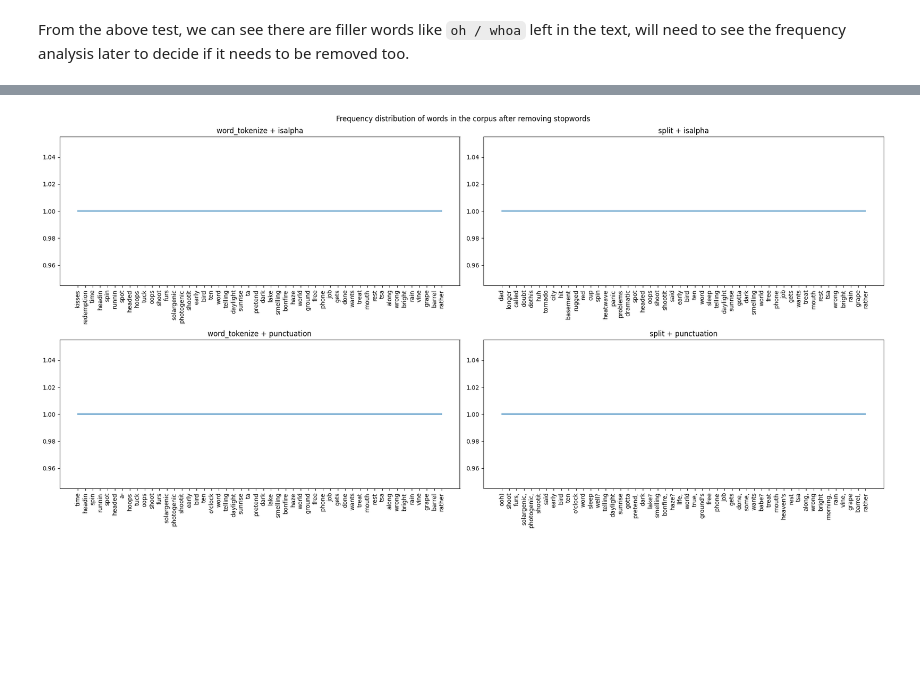
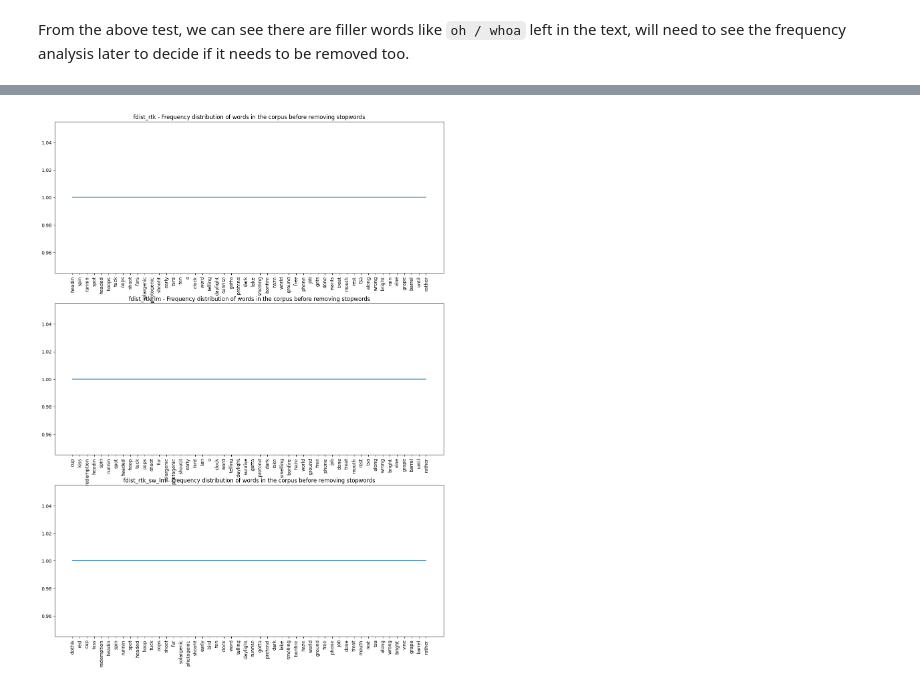
Before and after one commit to yujunglin88/LING229, a Jupyter notebook: Project_1/Project.ipynb, the cells around one changed output, grey strips where cells are left out. Drawn from its saved outputs; the diff is of its cells as text; code cells hidden in the pictures; blank space fills up the shorter version.

```diff
--- a/Project_1/Project.ipynb
+++ b/Project_1/Project.ipynb
@@ -275,22 +252,0 @@ plt.show()
-# %%
-# plot the frequency distribution of the words, combine into 4 subplots
-
-import matplotlib.pyplot as plt
-
-show_top = 50
-
-fig, axs = plt.subplots(2, 2, figsize=(20, 10))
-axs[0, 0].plot(*zip(*fdist_s_tk_a.most_common(show_top)))
-axs[0, 0].set_title('word_tokenize + isalpha')
-axs[0, 1].plot(*zip(*fdist_s_sp_a.most_common(show_top)))
-axs[0, 1].set_title('split + isalpha')
-axs[1, 0].plot(*zip(*fdist_s_tk_p.most_common(show_top)))
-axs[1, 0].set_title('word_tokenize + punctuation')
-axs[1, 1].plot(*zip(*fdist_s_sp_p.most_common(show_top)))
-axs[1, 1].set_title('split + punctuation')
-
-fig.suptitle('Frequency distribution of words in the corpus after removing stopwords')
-for ax in axs.flat:
-    ax.set_xticklabels(ax.get_xticklabels(), rotation=90)
-plt.tight_layout()
-plt.show()
@@ -299,25 +253,17 @@ plt.show()
 # %%
 # plot the least common words
 
-show_top = 50
+fig, axs = plt.subplots(3, 1, figsize=(15, 20))
+# using corpus_raw_freq
+for i, (key, value) in enumerate(corpus_raw_freq.items()):
+    axs[i].plot(*zip(*value.most_common()[-show_top:]))
+    axs[i].set_title(f'{key} - Frequency distribution of words in the corpus before removing stopwords')
+    axs[i].set_xticklabels(axs[i].get_xticklabels(), rotation=90)
 
-fig, axs = plt.subplots(2, 2, figsize=(20, 10))
-axs[0, 0].plot(*zip(*fdist_s_tk_a.most_common()[-show_top:]))
-axs[0, 0].set_title('word_tokenize + isalpha')
-axs[0, 1].plot(*zip(*fdist_s_sp_a.most_common()[-show_top:]))
-axs[0, 1].set_title('split + isalpha')
-axs[1, 0].plot(*zip(*fdist_s_tk_p.most_common()[-show_top:]))
-axs[1, 0].set_title('word_tokenize + punctuation')
-axs[1, 1].plot(*zip(*fdist_s_sp_p.most_common()[-show_top:]))
-axs[1, 1].set_title('split + punctuation')
-
-fig.suptitle('Frequency distribution of words in the corpus after removing stopwords')
-for ax in axs.flat:
-    ax.set_xticklabels(ax.get_xticklabels(), rotation=90)
-plt.tight_layout()
+# plt.tight_layout()
 plt.show()
 # %% [output]
-[figure, old version]
+[figure, new version]
 # %%
 import pandas as pd
 
```
Also changed, not shown: parts of 13 cells of this notebook.
